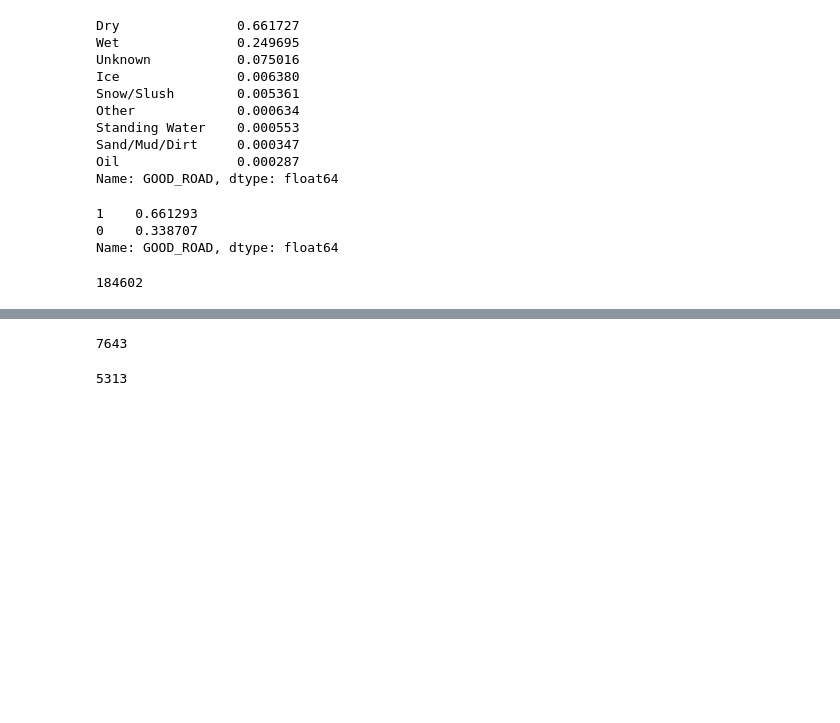
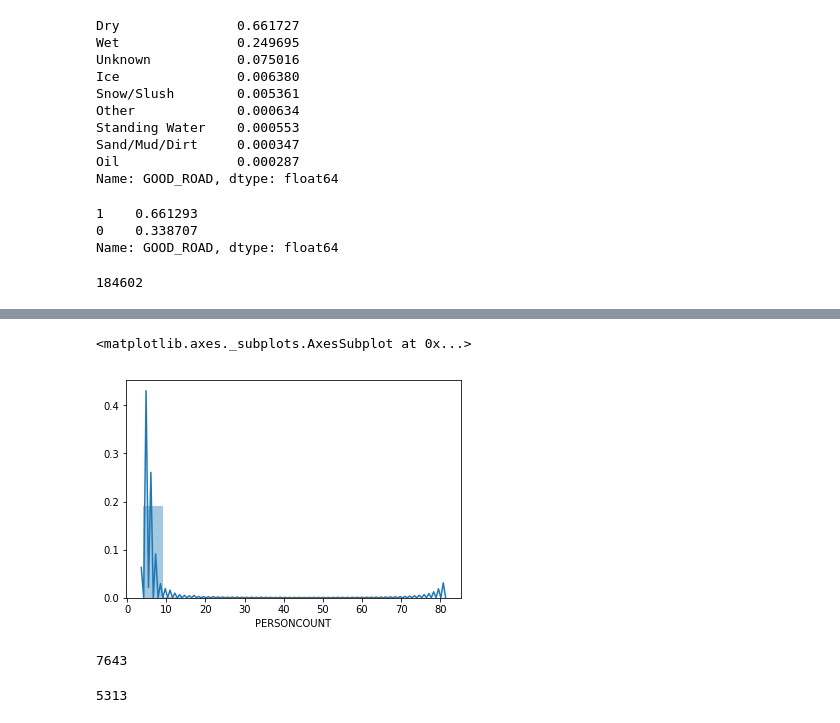
Before and after one commit to scovron/Coursera_Capstone, a Jupyter notebook: NB - Characteristics of car accidents.ipynb, the cells around one changed output, grey strips where cells are left out. Cells and saved outputs as stored; diff of their text form; code cells hidden in the pictures; blank space fills up the shorter version.

```diff
--- a/NB - Characteristics of car accidents.ipynb
+++ b/NB - Characteristics of car accidents.ipynb
@@ -231,3 +245,9 @@ df_night = df_acc.drop(df_acc[df_acc.DAYLIGHT < 1].index)
+# %%
+#Check the statistics of the persons which attend the accidents but in night
+sns.distplot(df_night['PERSONCOUNT'], bins=15)
+# %% [output]
+<matplotlib.axes._subplots.AxesSubplot at 0x...>
+[figure, added]
 # %%
 len(df_night)
 # %% [output]
```
Also changed, not shown: parts of 7 cells of this notebook.
